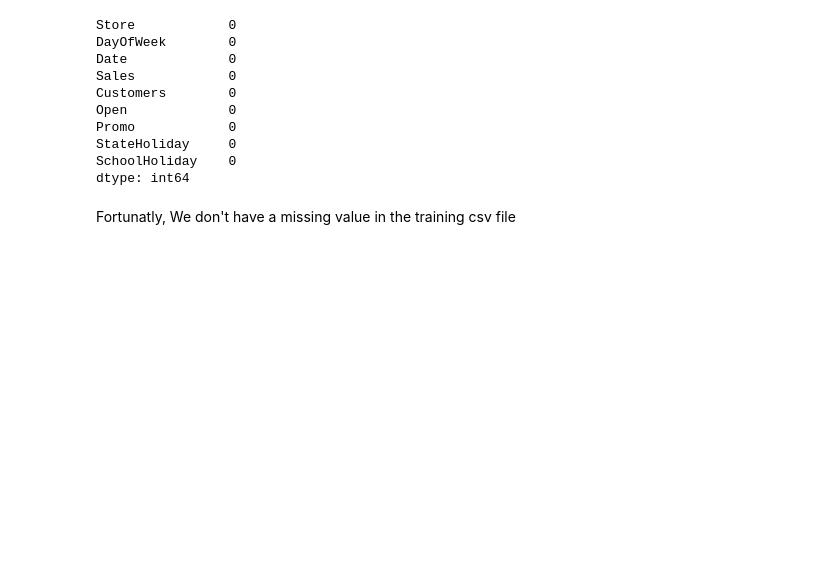
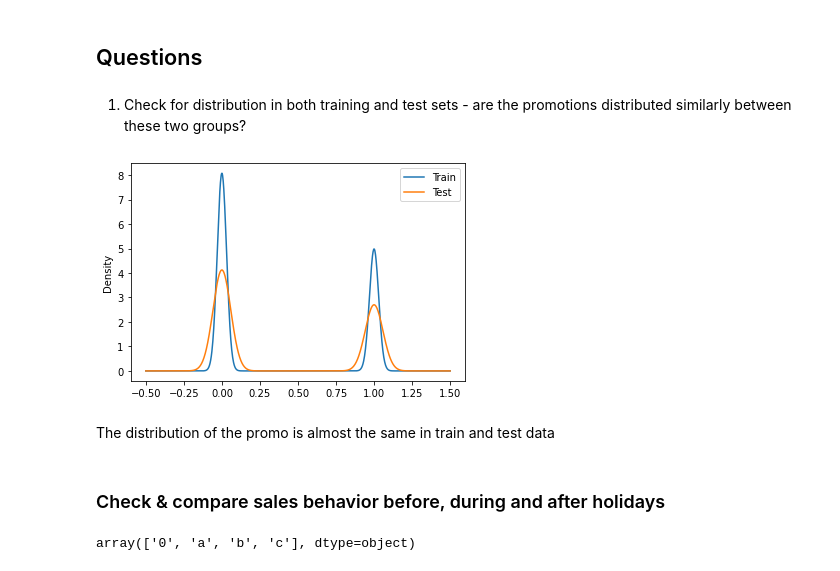
Before and after one commit to Haylemicheal/Pharmaceutical-Sales-Prediction, a Jupyter notebook: notebooks/EDA.ipynb, the cells around one changed output. Drawn from its saved outputs; the diff is of its cells as text; code cells hidden in the pictures; blank space fills up the shorter version.

```diff
--- a/notebooks/EDA.ipynb
+++ b/notebooks/EDA.ipynb
@@ -6,6 +6,6 @@ sys.path.append(os.path.abspath(os.path.join('..')))
 from scripts.dataloader import DataLoader
 from scripts.exploration import Exploration
 # %%
-train_data = '../data/train.csv'
-test_data = '../data/test.csv'
-store_data = '../data/store.csv'
+train_data = '../data/clean/train.csv'
+test_data = '../data/clean/test.csv'
+store_data = '../data/clean/store.csv'
@@ -13,9 +15,9 @@ store_data = '../data/store.csv'
 dataloader = DataLoader()
 exp = Exploration()
 repo = 'https://github.com/Haylemicheal/Pharmaceutical-Sales-Prediction/'
-content_train =dvc.api.read(path=train_data, repo=repo, rev='v1')
+content_train =dvc.api.read(path=train_data, repo=repo, rev='cleaned-v')
 df_train = dataloader.read_csv(io.StringIO(content_train))
-content_store =dvc.api.read(path=store_data, repo=repo, rev='v1')
+content_store =dvc.api.read(path=store_data, repo=repo, rev='cleaned-v')
 df_store = dataloader.read_csv(io.StringIO(content_store))
-content_test =dvc.api.read(path=test_data, repo=repo, rev='v1')
+content_test =dvc.api.read(path=test_data, repo=repo, rev='cleaned-v')
 df_test = dataloader.read_csv(io.StringIO(content_test))
@@ -58,15 +24,26 @@ percent_missing
-# %%
-missing_count
-# %% [output]
-Store            0
-DayOfWeek        0
-Date             0
-Sales            0
-Customers        0
-Open             0
-Promo            0
-StateHoliday     0
-SchoolHoliday    0
-dtype: int64
-# %% [markdown]
-Fortunatly, We don't have a missing value in the training csv file
+# %% [markdown]
+## Questions
+# %% [markdown]
+1. Check for distribution in both training and test sets - are the promotions distributed similarly between these two groups?
+# %%
+train_promo = df_train['Promo']
+test_promo = df_test['Promo']
+# %%
+from matplotlib import pyplot
+pyplot.figure(1)
+pyplot.subplot(111)
+train_promo.plot(kind= 'kde' )
+pyplot.subplot(111)
+test_promo.plot(kind= 'kde')
+pyplot.legend(['Train', 'Test'])
+pyplot.show()
+# %% [output]
+[figure, added]
+# %% [markdown]
+The distribution of the promo is almost the same in train and test data
+# %% [markdown]
+### Check & compare sales behavior before, during and after holidays
+# %%
+df_train['StateHoliday'].unique()
+# %% [output]
+array(['0', 'a', 'b', 'c'], dtype=object)
```
Also changed, not shown: parts of 17 cells of this notebook, 1 other file.
